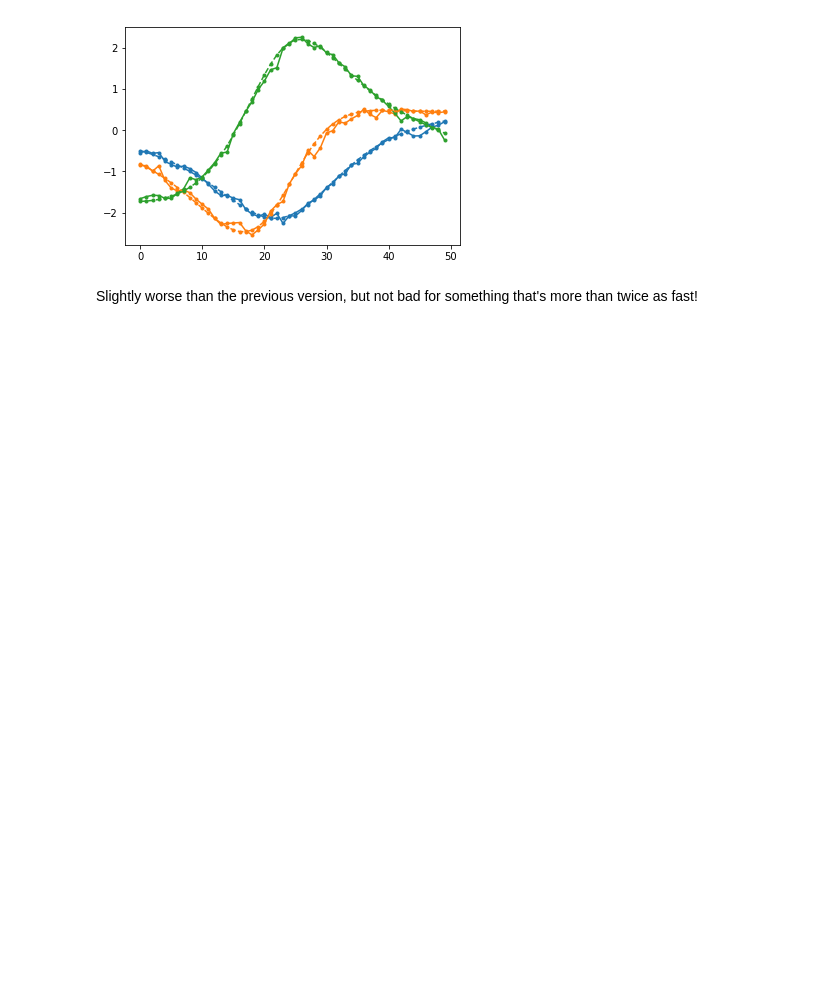
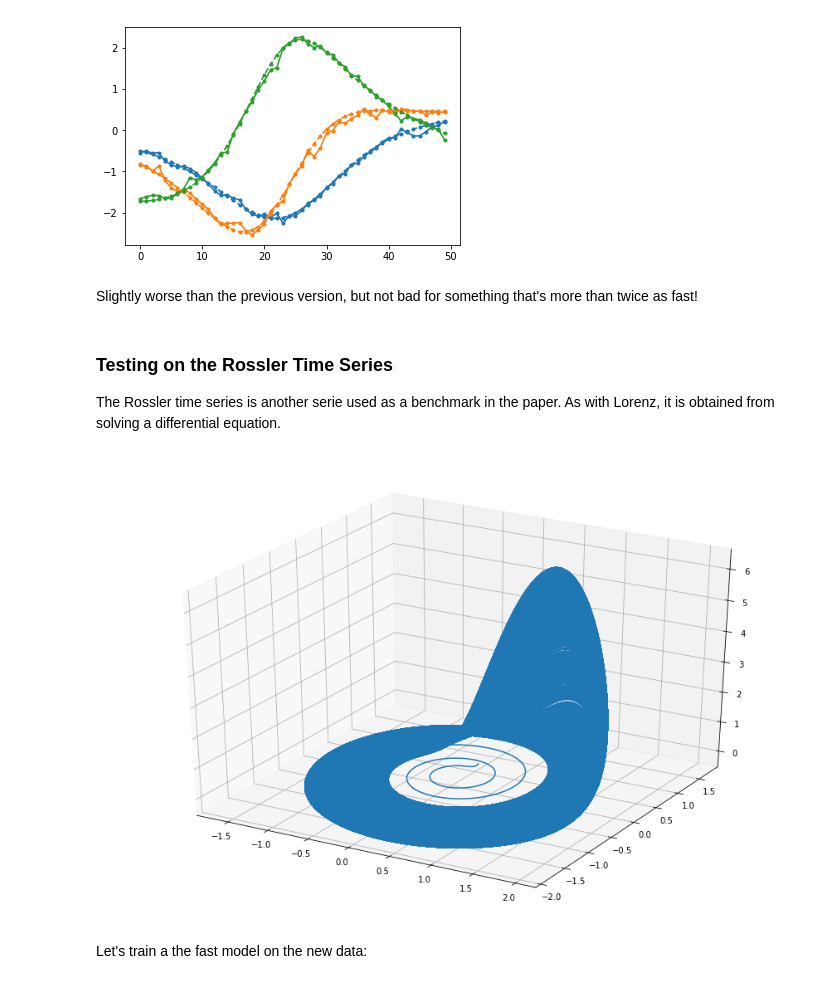
Before and after one commit to ppaga/Time-serie-forecasting, a Jupyter notebook: Time serie forecasting.ipynb, the cells around one changed output. Cells and saved outputs as stored; diff of their text form; code cells hidden in the pictures; blank space fills up the shorter version.

Commit message:
added Rossler predictions

```diff
--- a/Time serie forecasting.ipynb
+++ b/Time serie forecasting.ipynb
@@ -343,3 +351,43 @@ plt.plot(range(output_length), y_test,'.--');
 [figure]
 # %% [markdown]
 Slightly worse than the previous version, but not bad for something that's more than twice as fast!
+# %% [markdown]
+### Testing on the Rossler Time Series
+
+The Rossler time series is another serie used as a benchmark in the paper. As with Lorenz, it is obtained from solving a differential equation.
+# %%
+def Rossler(t,y, a=.2, b=.2, c=4.6):
+    f = np.zeros_like(y)
+    f[0] = -y[1]-y[2]
+    f[1] = y[0]+a*y[1]
+    f[2] = b + y[2]*(y[0]-c)
+    return f
+# %%
+y0 = np.random.standard_normal((3,))
+t0,t1 = 0.,10000.
+t = np.linspace(t0,t1,int(1e6))
+dt = t[1]-t[0]
+r = ode(Rossler)
+r.set_initial_value(y0, t0);
+
+i=0
+y = np.zeros([t.size,3])
+y[0,:] = y0
+while r.successful() and i < t.size-1:
+    r.integrate(r.t+dt)
+    y[i+1,:] = r.y
+    i+=1
+
+y[:,0] = normalize(y[:,0])
+y[:,1] = normalize(y[:,1])
+y[:,2] = normalize(y[:,2])
+y_Rossler = y
+# %%
+from mpl_toolkits.mplot3d import Axes3D
+fig = plt.figure(figsize = (15,10));
+ax = fig.add_subplot(111, projection='3d');
+ax.plot(y[:,0],y[:,1],zs = y[:,2]);
+# %% [output]
+[figure, added]
+# %% [markdown]
+Let's train a the fast model on the new data:
```
Also changed, not shown: parts of 20 cells of this notebook.
